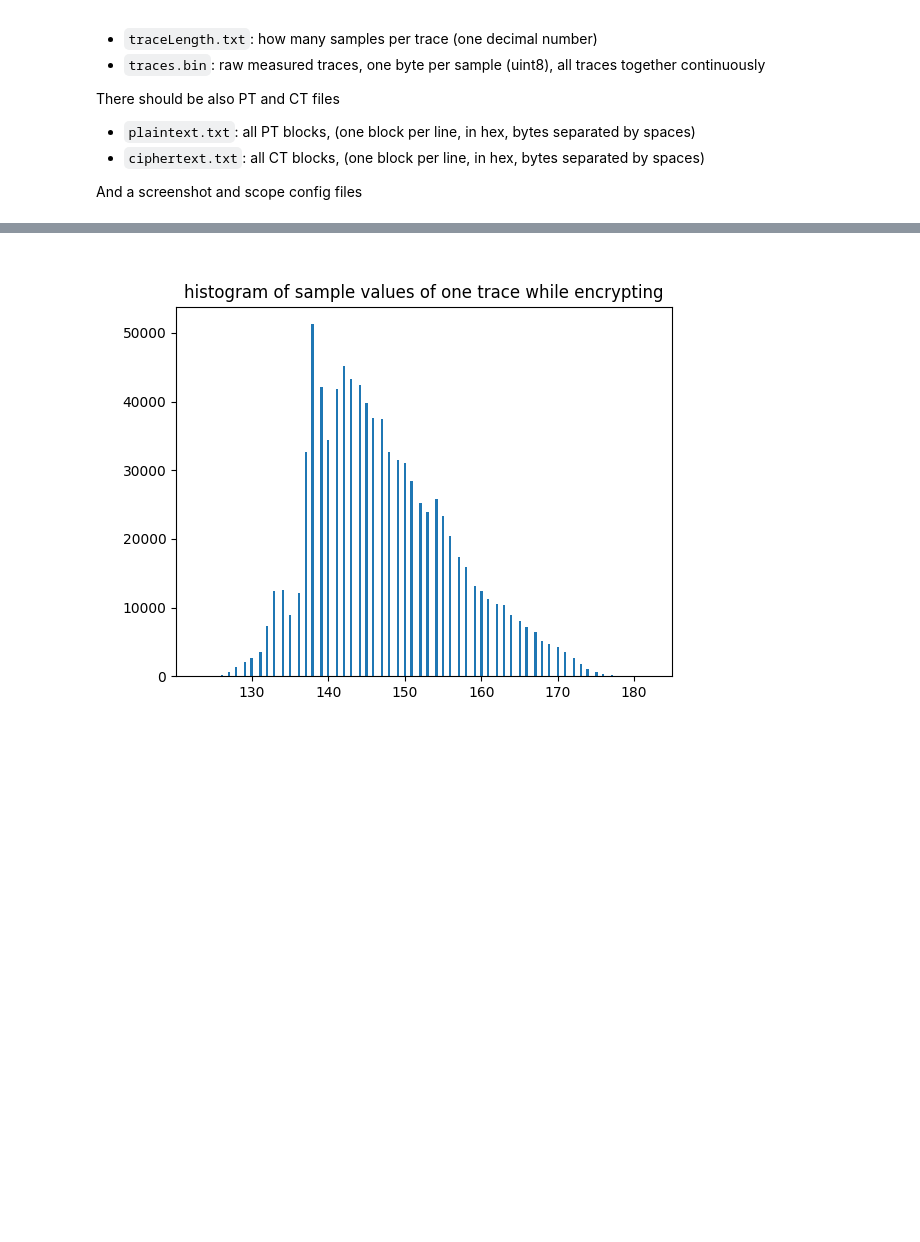
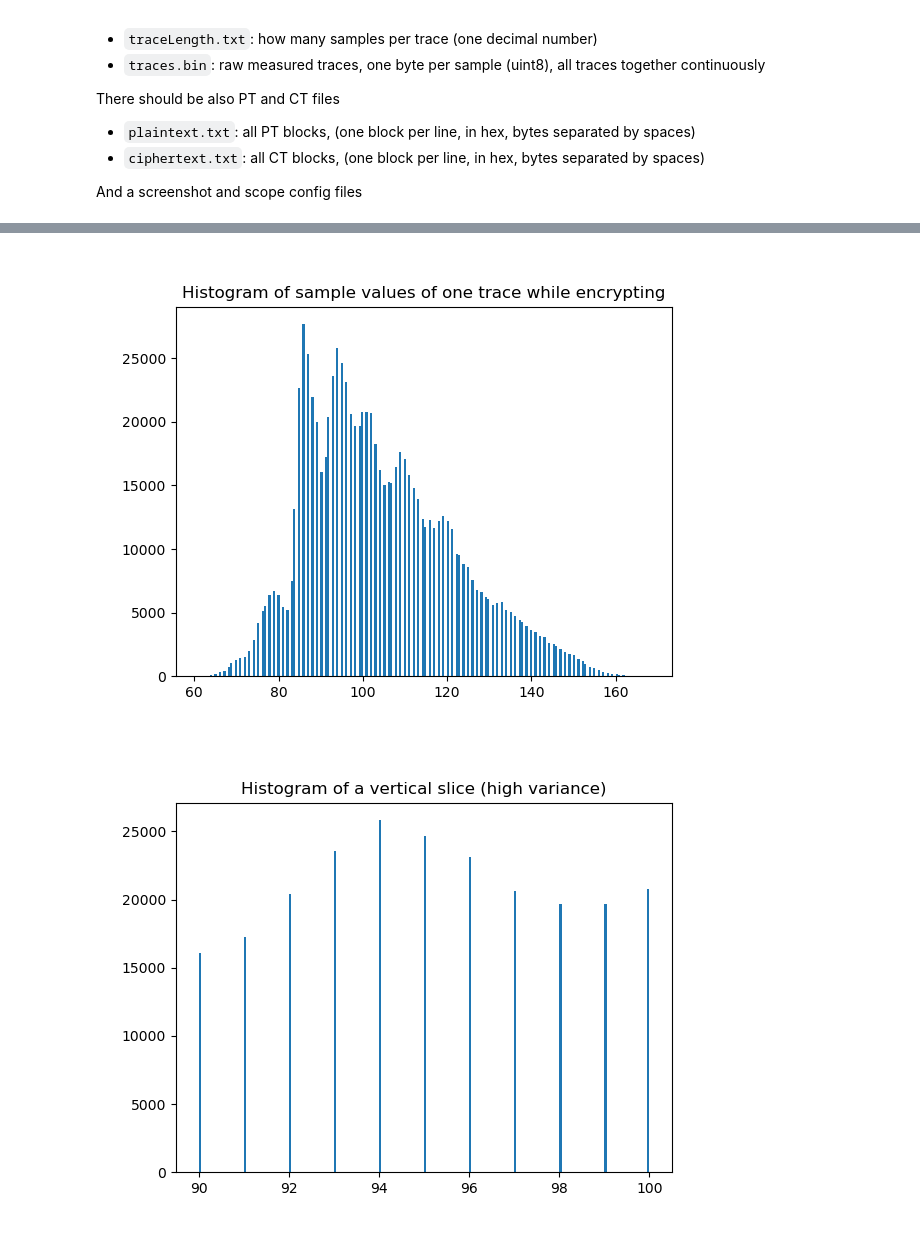
Before and after one commit to CyrilleStr/hardware-security, a Jupyter notebook: task1/analyze_traces.ipynb, the cells around one changed output, grey strips where cells are left out. Cells and saved outputs as stored; diff of their text form; code cells hidden in the pictures; blank space fills up the shorter version.

```diff
--- a/task1/analyze_traces.ipynb
+++ b/task1/analyze_traces.ipynb
@@ -21,7 +21,7 @@ trace_length = read_trace_length("traceLength.txt")
 print(f"{trace_length = }")
 
 # Select vertical slice of traces to load
-tr_start = 80000
+tr_start = 90000
 tr_len = 980000 - tr_start
 
 # Load all traces, specified slice of each
@@ -67,13 +67,21 @@ plt.show()
 # %%
 # Display a histogram of sample values of one trace while encrypting
 fig=plt.figure()
 plt.title("Histogram of sample values of one trace while encrypting")
 plt.hist(traces[0], 200)
 plt.show()
 
+# Display a histogram of a vertical slice of the trace sample values at a point of high variance of the traces while encrypting
 fig=plt.figure()
-plt.title("Detail histogram of sample values of one trace while encrypting")
-plt.hist(traces[0], 200)
+plt.title("Histogram of a vertical slice (high variance)")
+plt.hist(traces[0], 200, (90,100))
 plt.show()
+
+# Display a histogram of a vertical slice of the trace sample values at a point of low variance of the traces while encrypting
+fig=plt.figure()
+plt.title("Histogram of a vertical slice (low variance)")
+plt.hist(traces[0], 200, (150,160))
+plt.show()
 # %% [output]
-[figure, old version]
+[figure, new version]
+[figure, added]
```
Also changed, not shown: parts of 8 cells of this notebook, 3 other files.
